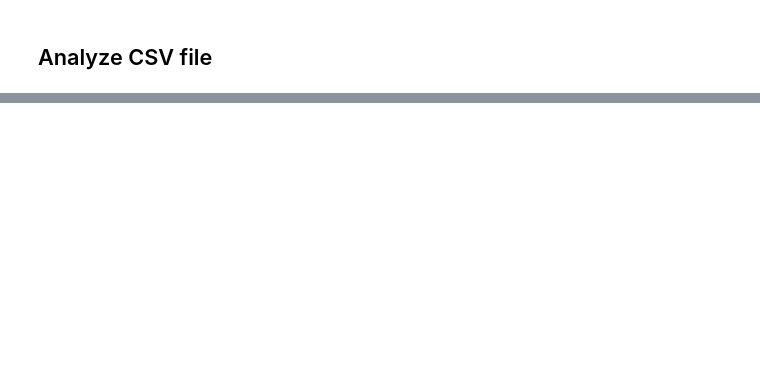
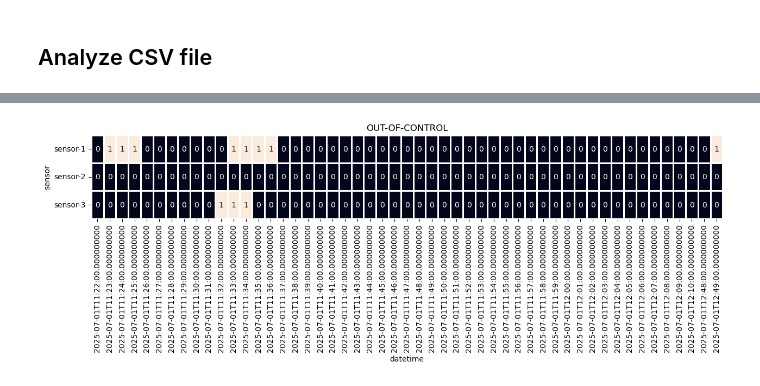
Before and after one commit to giobbu/online-root-cause-analysis, a Jupyter notebook: notebooks/12_spark_read_csv.ipynb, the cells around one changed output, grey strips where cells are left out. Cells and saved outputs as stored; diff of their text form; code cells hidden in the pictures; blank space fills up the shorter version.

```diff
--- a/notebooks/12_spark_read_csv.ipynb
+++ b/notebooks/12_spark_read_csv.ipynb
@@ -118,2 +141,13 @@ plt.show()
+# %%
+df_out_of_control = sorted_df[["sensor", "out_of_control"]].pivot(columns='sensor', values='out_of_control').fillna(0).astype(int)
+
+plt.figure(figsize=(15, 2))
+sns.heatmap(df_out_of_control.T, annot=True, cbar=False,
+                    linewidths=1,
+                    linecolor='white', )
+plt.title("OUT-OF-CONTROL")
+plt.show()
+# %% [output]
+[figure, added]
 # %%
 plt.figure(figsize=(15, 5))
```
Also changed, not shown: parts of 10 cells of this notebook.
